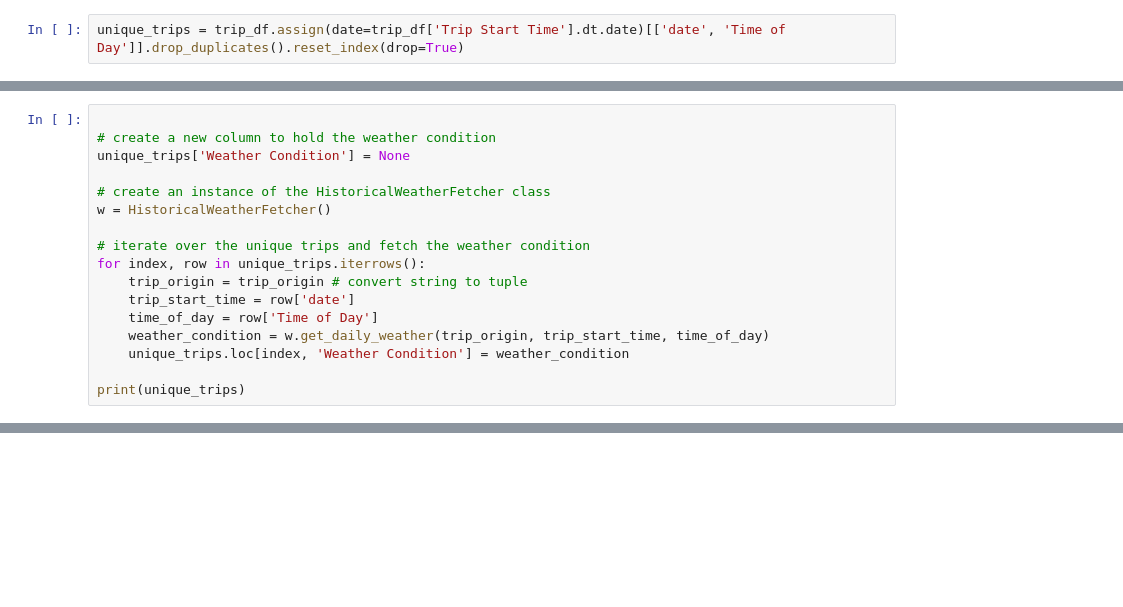
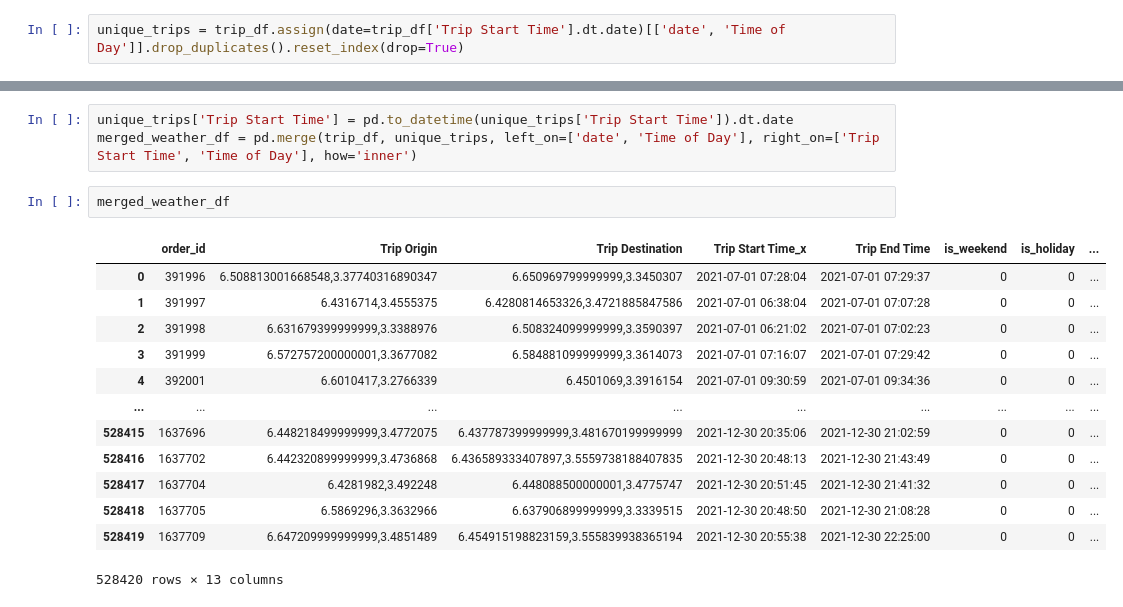
Before and after one commit to gelifatsy/LogisticOptimization_CausalInference, a Jupyter notebook: notebook/weather_API.ipynb, the cells around one changed output, grey strips where cells are left out. Saved outputs shown, nothing was run; the diff lists cells and outputs as text; blank space fills up the shorter version.

```diff
--- a/notebook/weather_API.ipynb
+++ b/notebook/weather_API.ipynb
@@ -158,18 +193 @@ unique_trips
 453 rows × 3 columns
-# %%
-
-# create a new column to hold the weather condition
-unique_trips['Weather Condition'] = None
-
-# create an instance of the HistoricalWeatherFetcher class
-w = HistoricalWeatherFetcher()
-
-# iterate over the unique trips and fetch the weather condition
-for index, row in unique_trips.iterrows():
-    trip_origin = trip_origin # convert string to tuple
-    trip_start_time = row['date']
-    time_of_day = row['Time of Day']
-    weather_condition = w.get_daily_weather(trip_origin, trip_start_time, time_of_day)
-    unique_trips.loc[index, 'Weather Condition'] = weather_condition
-
-print(unique_trips)
@@ -175,0 +216,19 @@ print(unique_trips)
+# %%
+unique_trips['Trip Start Time'] = pd.to_datetime(unique_trips['Trip Start Time']).dt.date
+merged_weather_df = pd.merge(trip_df, unique_trips, left_on=['date', 'Time of Day'], right_on=['Trip Start Time', 'Time of Day'], how='inner')
+# %%
+merged_weather_df
+# %% [output]
+|  | order_id | Trip Origin | Trip Destination | Trip Start Time_x | Trip End Time | is_weekend | is_holiday | ... |
+| 0 | 391996 | 6.508813001668548,3.37740316890347 | 6.650969799999999,3.3450307 | 2021-07-01 07:28:04 | 2021-07-01 07:29:37 | 0 | 0 | ... |
+| 1 | 391997 | 6.4316714,3.4555375 | 6.4280814653326,3.4721885847586 | 2021-07-01 06:38:04 | 2021-07-01 07:07:28 | 0 | 0 | ... |
+| 2 | 391998 | 6.631679399999999,3.3388976 | 6.508324099999999,3.3590397 | 2021-07-01 06:21:02 | 2021-07-01 07:02:23 | 0 | 0 | ... |
+| 3 | 391999 | 6.572757200000001,3.3677082 | 6.584881099999999,3.3614073 | 2021-07-01 07:16:07 | 2021-07-01 07:29:42 | 0 | 0 | ... |
+| 4 | 392001 | 6.6010417,3.2766339 | 6.4501069,3.3916154 | 2021-07-01 09:30:59 | 2021-07-01 09:34:36 | 0 | 0 | ... |
+| ... | ... | ... | ... | ... | ... | ... | ... | ... |
+| 528415 | 1637696 | 6.448218499999999,3.4772075 | 6.437787399999999,3.481670199999999 | 2021-12-30 20:35:06 | 2021-12-30 21:02:59 | 0 | 0 | ... |
+| 528416 | 1637702 | 6.442320899999999,3.4736868 | 6.436589333407897,3.5559738188407835 | 2021-12-30 20:48:13 | 2021-12-30 21:43:49 | 0 | 0 | ... |
+| 528417 | 1637704 | 6.4281982,3.492248 | 6.448088500000001,3.4775747 | 2021-12-30 20:51:45 | 2021-12-30 21:41:32 | 0 | 0 | ... |
+| 528418 | 1637705 | 6.5869296,3.3632966 | 6.637906899999999,3.3339515 | 2021-12-30 20:48:50 | 2021-12-30 21:08:28 | 0 | 0 | ... |
+| 528419 | 1637709 | 6.647209999999999,3.4851489 | 6.454915198823159,3.555839938365194 | 2021-12-30 20:55:38 | 2021-12-30 22:25:00 | 0 | 0 | ... |
+528420 rows × 13 columns
```
Also changed, not shown: parts of 9 cells of this notebook.
